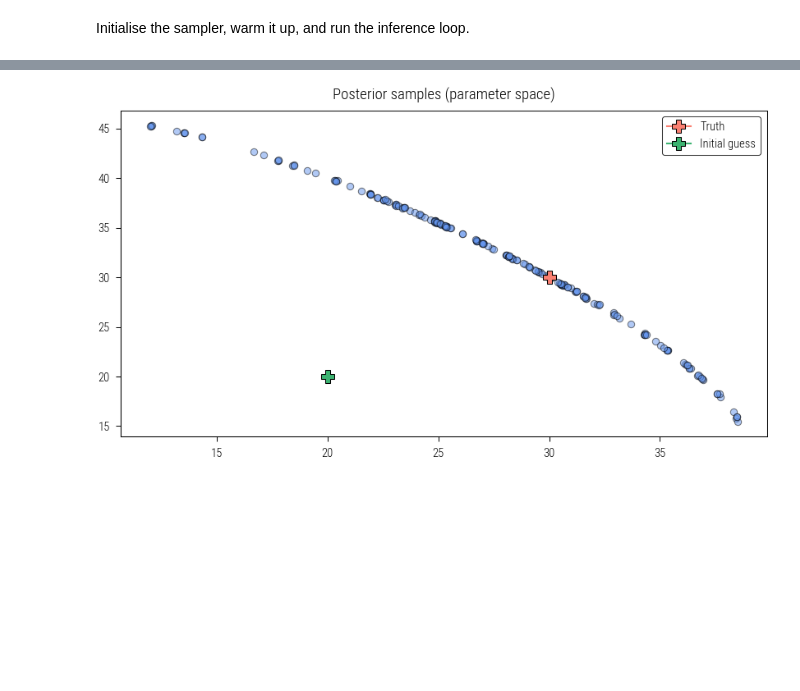
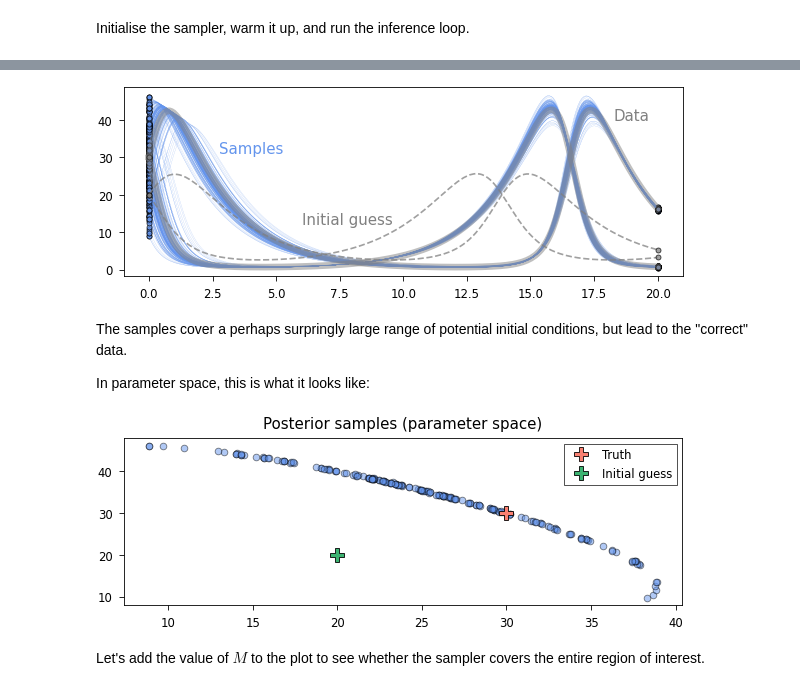
Before and after one commit to pnkraemer/probdiffeq, a Jupyter notebook: docs/advanced_examples/physics_enhanced_regression_2.ipynb, the cells around one changed output, grey strips where cells are left out. Saved outputs shown, nothing was run; the diff lists cells and outputs as text; code cells hidden in the pictures; blank space fills up the shorter version.

Commit message:
Improved BlackJAX tutorial (#448)
* Improved BlackJAX tutorial

* Fixed display options in blackjax notebook

```diff
--- a/docs/advanced_examples/physics_enhanced_regression_2.ipynb
+++ b/docs/advanced_examples/physics_enhanced_regression_2.ipynb
@@ -69 +158,26 @@ Make a (poor) initial guess
+# %%
+@jax.jit
+def logobjective_fn(theta, *, data, ts, solver, obs_stdev=0.1):
+    y_T = solve_fixed(theta, ts=ts, solver=solver)
+    marginals, _ = y_T.posterior.condition_on_qoi_observation(
+        data, observation_std=obs_stdev
+    )
+    return marginals.logpdf(data)
+
+
+# Fixed steps for reverse-mode differentiability:
+
+
+@jax.jit
+def solve_fixed(theta, *, ts, solver):
+    sol = solution_routines.solve_fixed_grid(
+        vf, initial_values=(theta,), grid=ts, solver=solver
+    )
+    return sol[-1]
+
+
+ts = jnp.linspace(t0, t1, endpoint=True, num=100)
+data = solve_fixed(theta_true, ts=ts, solver=solver).u
+
+log_M = functools.partial(logobjective_fn, data=data, ts=ts, solver=solver)
 # %%
@@ -104,14 +204,12 @@ def inference_loop(rng_key, kernel, initial_state, num_samples):
 # %% [markdown]
 Initialise the sampler, warm it up, and run the inference loop.
 # %%
-initial_position = u0_guess
+initial_position = theta_guess
 rng_key = jax.random.PRNGKey(0)
 # %%
-%%time
-
 # WARMUP
 warmup = blackjax.window_adaptation(
-    blackjax.nuts, logprob_fn, num_steps=200, progress_bar=True
+    algorithm=blackjax.nuts, logprob_fn=log_M, num_steps=200, progress_bar=True
 )
 initial_state, nuts_kernel, _ = warmup.run(rng_key, initial_position)
 # %% [output]
@@ -122,6 +218,6 @@ Wall time: 6.44 s
 # %%
-%%time
-
 # INFERENCE LOOP
 rng_key, _ = jax.random.split(rng_key, 2)
-states = inference_loop(rng_key, nuts_kernel, initial_state, 200)
+states = inference_loop(
+    rng_key, kernel=nuts_kernel, initial_state=initial_state, num_samples=200
+)
@@ -159,10 +230,38 @@ plt.show()
+# %%
+# Visualise the initial guess and the data
+
+fig, ax = plt.subplots()
+
+sample_kwargs = {"color": "C0"}
+ax.annotate("Samples", (2.75, 31.0), **sample_kwargs)
+for sol in solution_samples:
+    ax = plot_solution(sol, ax=ax, linewidth=0.1, alpha=0.75, **sample_kwargs)
+
+data_kwargs = {"color": "gray"}
+ax.annotate("Data", (18.25, 40.0), **data_kwargs)
+solution = solve_save_at(theta_true)
+ax = plot_solution(solution, ax=ax, linewidth=4, alpha=0.5, **data_kwargs)
+
+guess_kwargs = {"color": "gray"}
+ax.annotate("Initial guess", (6.0, 12.0), **guess_kwargs)
+solution = solve_save_at(theta_guess)
+ax = plot_solution(solution, ax=ax, linestyle="dashed", alpha=0.75, **guess_kwargs)
+plt.show()
+# %% [output]
+[figure, added]
+# %% [markdown]
+The samples cover a perhaps surpringly large range of potential initial conditions, but lead to the "correct" data.
+
+In parameter space, this is what it looks like:
 # %%
 plt.title("Posterior samples (parameter space)")
 plt.plot(states.position[:, 0], states.position[:, 1], "o", alpha=0.5, markersize=4)
-plt.plot(u0_true[0], u0_true[1], "P-", label="Truth", markersize=8)
-plt.plot(u0_guess[0], u0_guess[1], "P-", label="Initial guess", markersize=8)
+plt.plot(theta_true[0], theta_true[1], "P", label="Truth", markersize=8)
+plt.plot(theta_guess[0], theta_guess[1], "P", label="Initial guess", markersize=8)
 plt.legend()
 plt.show()
 # %% [output]
-[figure, old version]
+[figure, new version]
+# %% [markdown]
+Let's add the value of $M$ to the plot to see whether the sampler covers the entire region of interest.
 # %%
```
Also changed, not shown: parts of 23 cells of this notebook, 4 other files.
